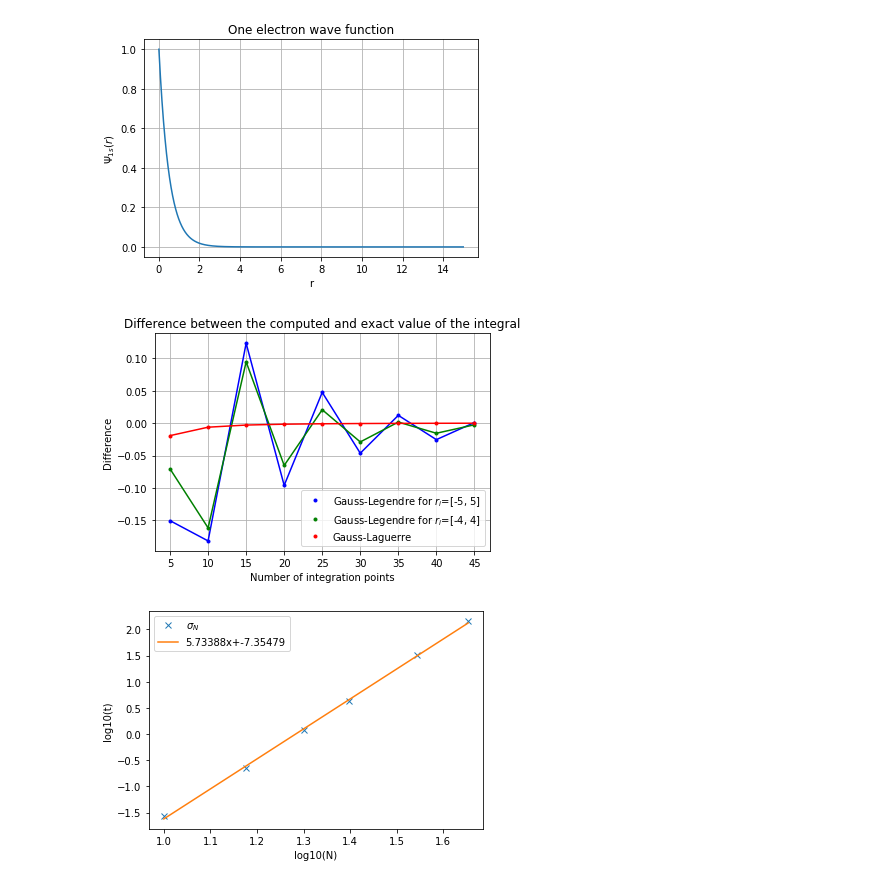
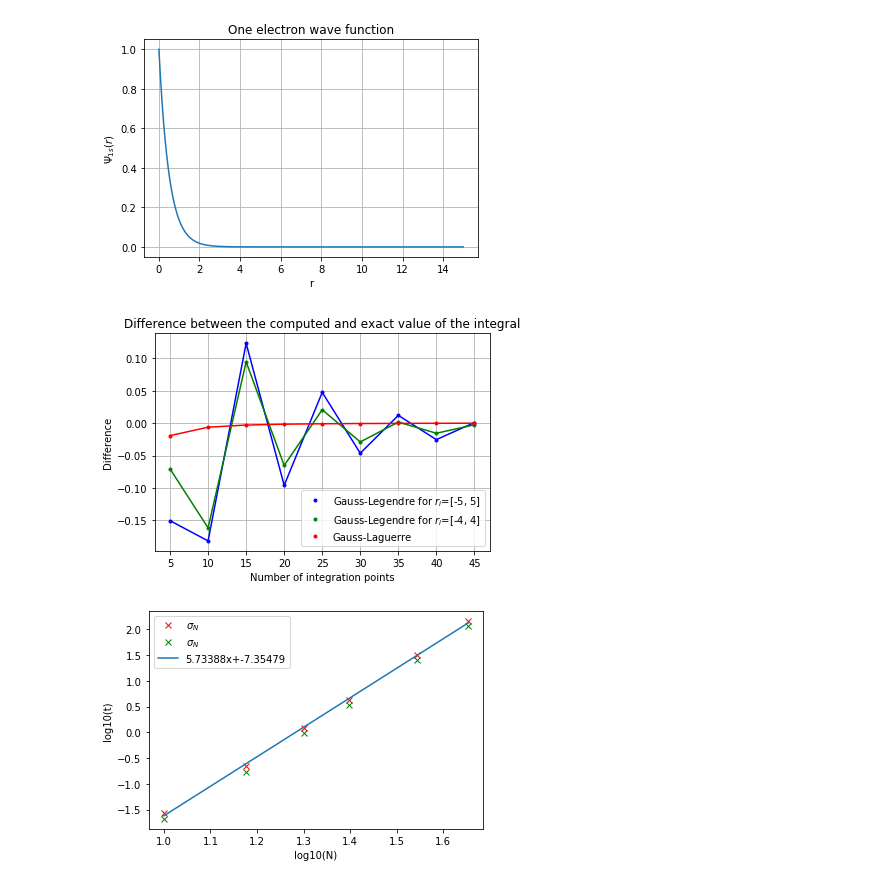
Before and after one commit to Krissvang/Computational-Physics-group, a Jupyter notebook: Project3/cpp/Gauss_plot.ipynb, the cells around one changed output. Cells and saved outputs as stored; diff of their text form; code cells hidden in the pictures.

```diff
--- a/Project3/cpp/Gauss_plot.ipynb
+++ b/Project3/cpp/Gauss_plot.ipynb
@@ -63,33 +63,34 @@ plt.plot(n_values,integral-result, "b")
 plt.plot(n_values,integral1-result, "g")
 plt.plot(n_values,integral2-result, "r")
 plt.grid(True)
 figure,=plt.plot(n_values,integral-result, "b.", label='Gauss-Legendre for $r_i$=[-5, 5]')
 figure1,=plt.plot(n_values,integral1-result, "g.", label='Gauss-Legendre for $r_i$=[-4, 4]')
 figure2,=plt.plot(n_values,integral2-result, "r.", label='Gauss-Laguerre')
 plt.legend([figure, figure1, figure2], ['Gauss-Legendre for $r_i$=[-5, 5]', 'Gauss-Legendre for $r_i$=[-4, 4]', 'Gauss-Laguerre'], loc='lower right')
 plt.title(r"Difference between the computed and exact value of the integral")
 plt.ylabel(r"Difference")
 plt.xlabel(r"Number of integration points")
 plt.savefig("img/Comparation.pdf")
 #End of the error plot
 
 #Here we want to plot time required to run the different algorithms
 #Those are the data for the Laguerre plolynomials
 x = np.log10(np.array([10,15,20,25,35,45]))
 y = np.log10(np.array([0.0269326,0.224246,1.20471,4.27829,32.0729,143.811]))
 
 #Those are the data for the Legendre plolynomials
-y1=np.log10(np.array([0.0269326,0.224246,1.20471,4.27829,32.0729,143.811]))
+y1=np.log10(np.array([0.0208451,0.172606,0.98750,3.44765,25.7634,116.474]))
 
 plt.figure()
-plt.plot(x,y,"x",label=r"$\sigma_N$")
+plt.plot(x,y,"rx",label=r"$\sigma_N$")
+plt.plot(x,y1,"gx",label=r"$\sigma_N$")
 p = np.polyfit(x,y,1)
 plt.plot(x,p[0]*x+p[1],label="%gx+%g"%(p[0],p[1]))
 plt.xlabel("log10(N)")
 plt.ylabel("log10(t)")
 plt.legend()
 plt.savefig("img/plot_time_Gauss.pdf")
 # %% [output]
 [figure]
 [figure]
-[figure, old version]
+[figure, new version]
```
